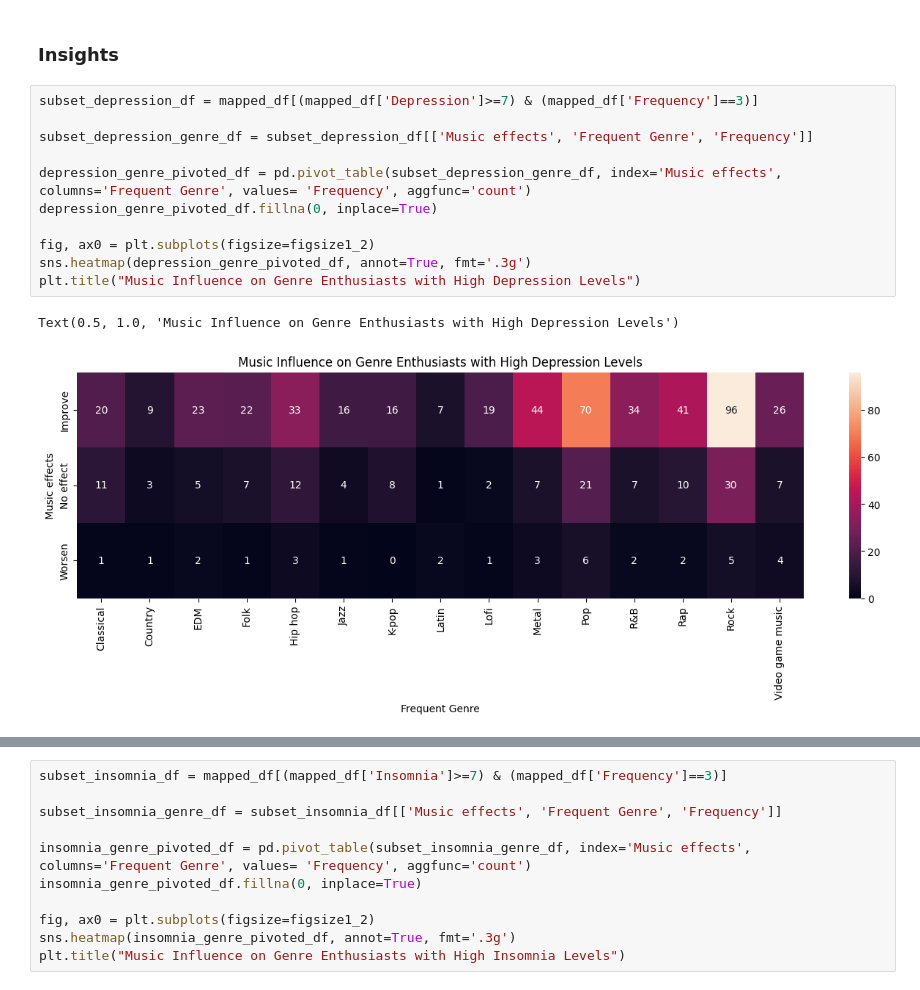
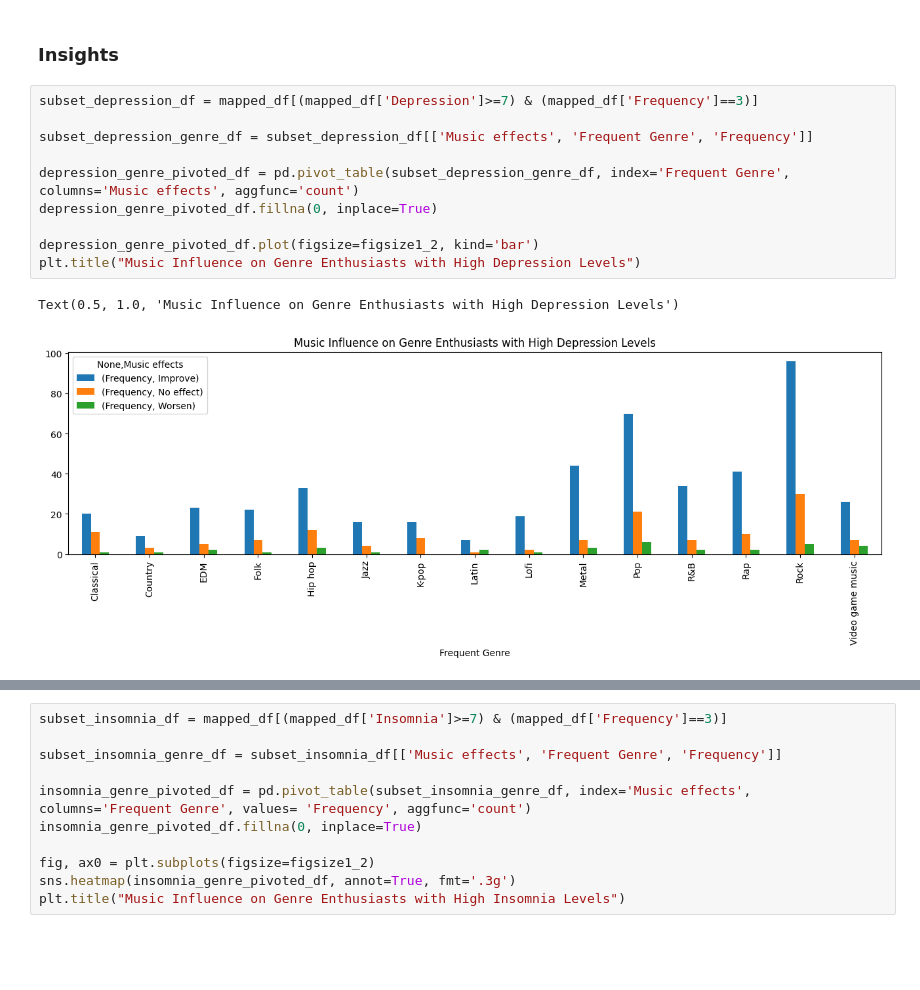
Before and after one commit to mlcuadra1/Mental-Health-x-Music-EDA, a Jupyter notebook: notebooks/Script 2 - EDA.ipynb, the cells around one changed output, grey strips where cells are left out. Drawn from its saved outputs; the diff is of its cells as text; blank space fills up the shorter version.

Commit message:
Expected figure done for depression

```diff
--- a/notebooks/Script 2 - EDA.ipynb
+++ b/notebooks/Script 2 - EDA.ipynb
@@ -384,14 +384,13 @@ Text(0.5, 1.0, 'Music Influence on Genre Enthusiasts with High Anxiety Levels')
 # %%
 subset_depression_df = mapped_df[(mapped_df['Depression']>=7) & (mapped_df['Frequency']==3)]
 
 subset_depression_genre_df = subset_depression_df[['Music effects', 'Frequent Genre', 'Frequency']]
 
-depression_genre_pivoted_df = pd.pivot_table(subset_depression_genre_df, index='Music effects', columns='Frequent Genre', values= 'Frequency', aggfunc='count')
+depression_genre_pivoted_df = pd.pivot_table(subset_depression_genre_df, index='Frequent Genre', columns='Music effects', aggfunc='count')
 depression_genre_pivoted_df.fillna(0, inplace=True)
 
-fig, ax0 = plt.subplots(figsize=figsize1_2)
-sns.heatmap(depression_genre_pivoted_df, annot=True, fmt='.3g')
+depression_genre_pivoted_df.plot(figsize=figsize1_2, kind='bar')
 plt.title("Music Influence on Genre Enthusiasts with High Depression Levels")
 # %% [output]
 Text(0.5, 1.0, 'Music Influence on Genre Enthusiasts with High Depression Levels')
-[figure, old version]
+[figure, new version]
```
Also changed, not shown: parts of 1 cell of this notebook.
